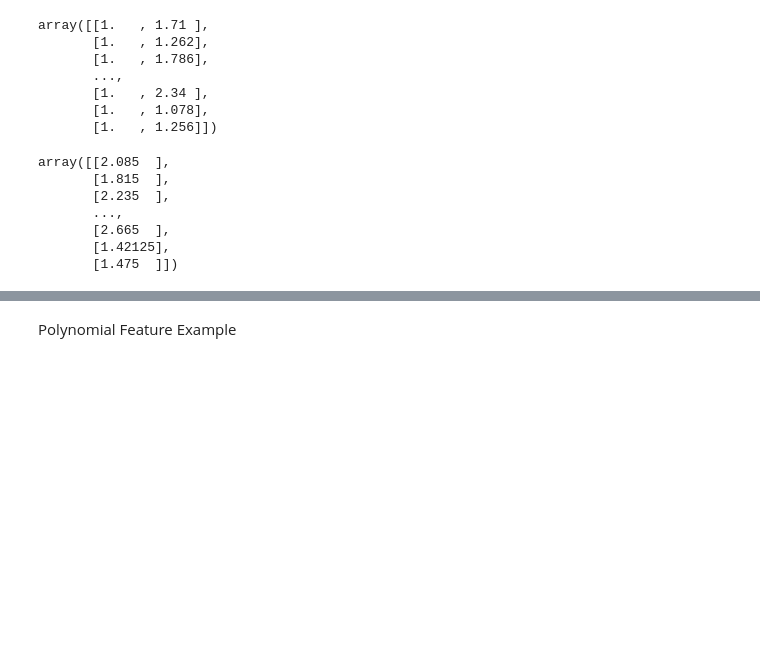
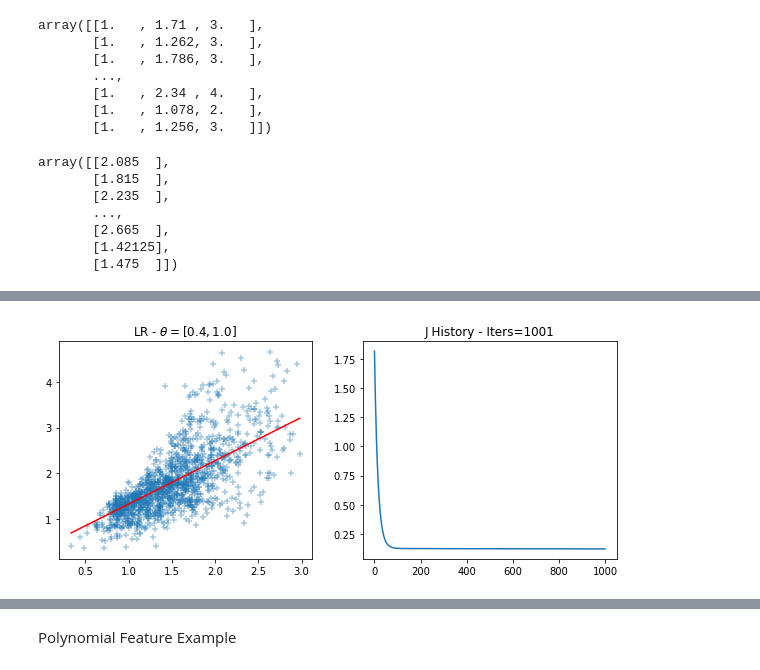
Before and after one commit to ramvarra/MLTutorial, a Jupyter notebook: Linear Regression.ipynb, the cells around one changed output, grey strips where cells are left out. Cells and saved outputs as stored; diff of their text form; code cells hidden in the pictures; blank space fills up the shorter version.

```diff
--- a/Linear Regression.ipynb
+++ b/Linear Regression.ipynb
@@ -27,14 +50,14 @@ Text(0,0.5,'Price($)')
 # %%
-X = np.c_[np.ones(len(df)), df.TotalSF]  #[:5]
+X = np.c_[np.ones(len(df)), df.TotalSF, df.BedroomAbvGr]  #[:5]
 X
 # %% [output]
-array([[1.   , 1.71 ],
-       [1.   , 1.262],
-       [1.   , 1.786],
+array([[1.   , 1.71 , 3.   ],
+       [1.   , 1.262, 3.   ],
+       [1.   , 1.786, 3.   ],
        ...,
-       [1.   , 2.34 ],
-       [1.   , 1.078],
-       [1.   , 1.256]])
+       [1.   , 2.34 , 4.   ],
+       [1.   , 1.078, 2.   ],
+       [1.   , 1.256, 3.   ]])
 # %%
 y = df.SalePrice.values.reshape(-1, 1)#[:5]
 y
@@ -88,10 +111,11 @@ def plot_jh(jh, ax):
     ax.plot(jh)
     ax.set_title(f'J History - Iters={len(jh)}')
 
-t0 = np.zeros(2).reshape(-1, 1)
-t1, jh, jdh = gradient_descent(X, y, t0, n_iters=1000, learning_rate=.01)
+θ = np.zeros(2).reshape(-1, 1)
+θ, jh, jdh = gradient_descent(X, y, θ, n_iters=1000, learning_rate=.01)
 
-fig, (ax1, ax2) = plt.subplots(1, 2, figsize=(12,6))
-plot_lr(X[:,1], y, t1, ax1)
+
+fig, (ax1, ax2) = plt.subplots(1, 2, figsize=(10,4))
+plot_lr(X[:,1], y, θ, ax1)
 plot_jh(jh, ax2)
 # %% [output]
@@ -99,0 +122 @@ plot_jh(jh, ax2)
+[figure, added]
```
Also changed, not shown: parts of 13 cells of this notebook.
